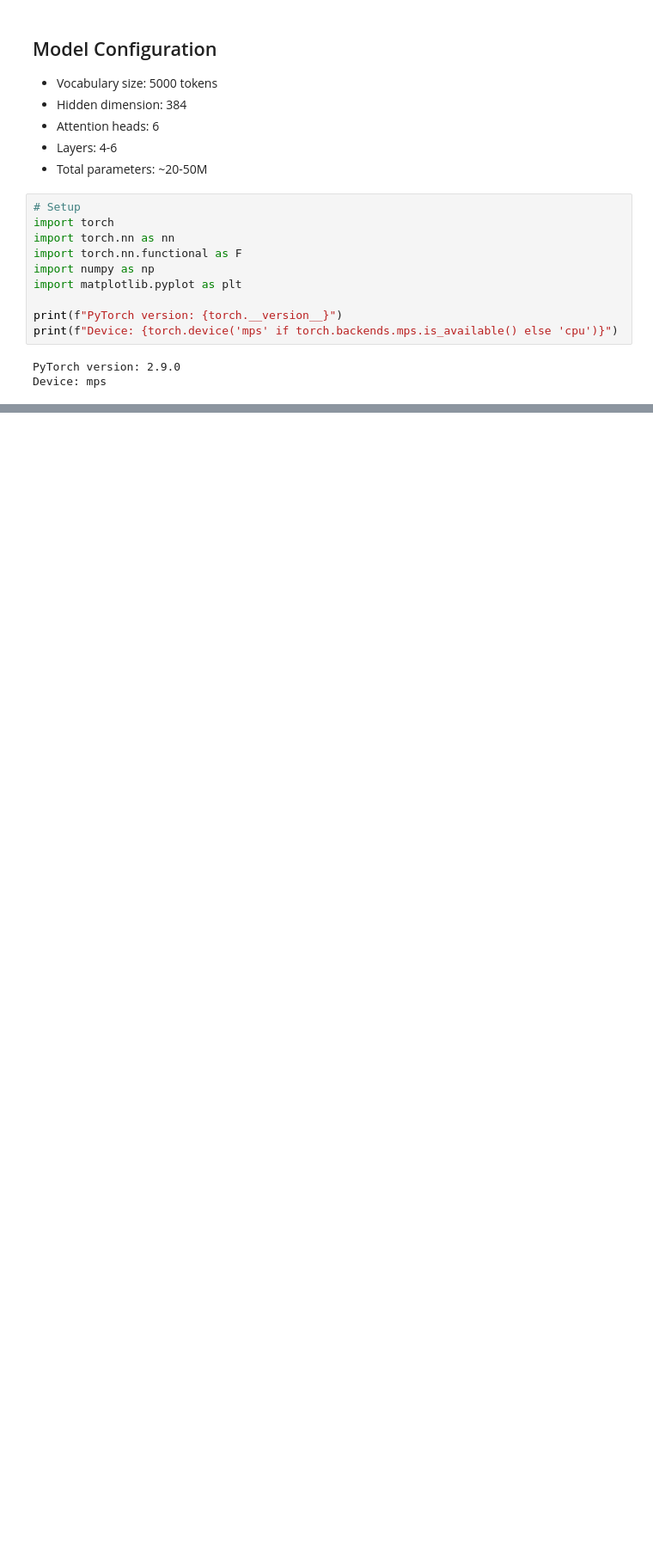
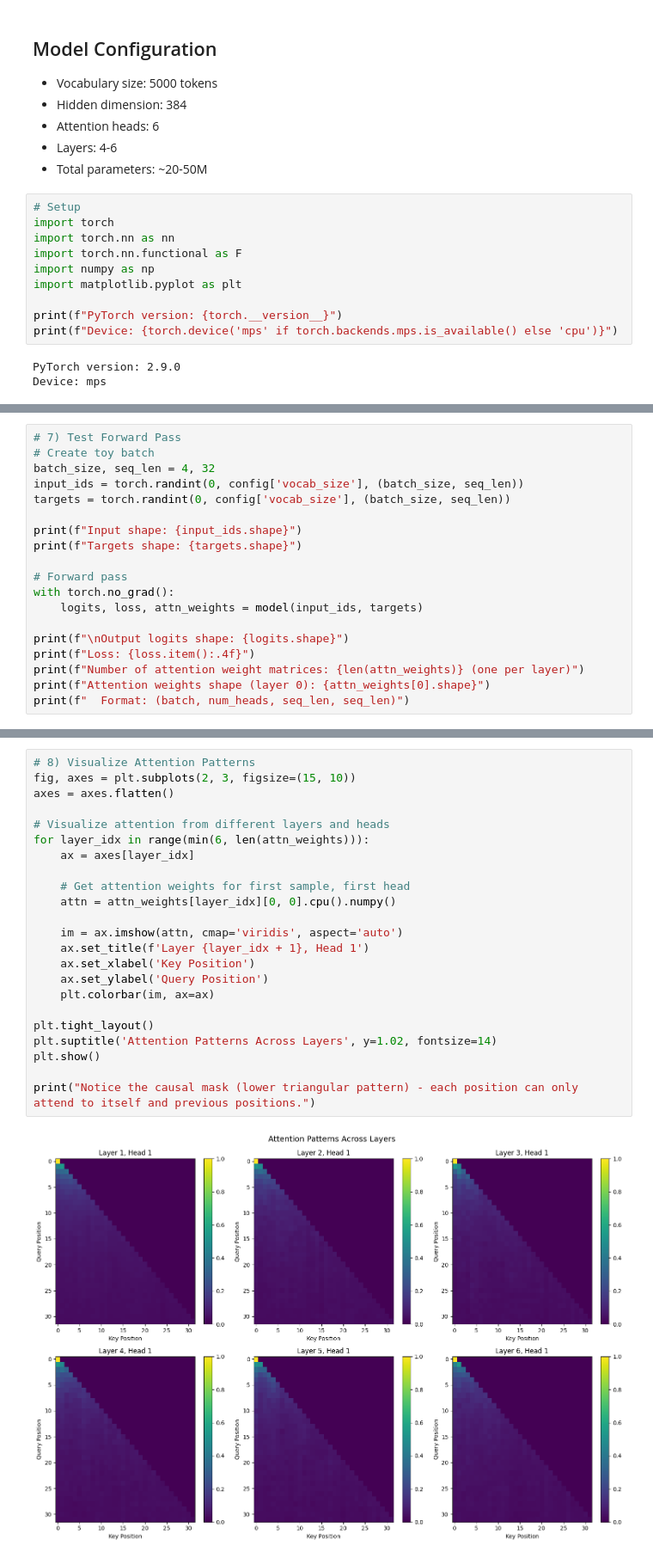
Before and after one commit to theRealMarkCastillo/learning-ml-to-llm, a Jupyter notebook: projects/phase2_transformers/project12_transformer_architecture/transformer_from_scratch.ipynb, the cells around one changed output, grey strips where cells are left out. Shown at 86% size. Drawn from its saved outputs; the diff is of its cells as text; blank space fills up the shorter version.

```diff
--- a/projects/phase2_transformers/project12_transformer_architecture/transformer_from_scratch.ipynb
+++ b/projects/phase2_transformers/project12_transformer_architecture/transformer_from_scratch.ipynb
@@ -60,0 +341,19 @@ Device: mps
+# %%
+# 7) Test Forward Pass
+# Create toy batch
+batch_size, seq_len = 4, 32
+input_ids = torch.randint(0, config['vocab_size'], (batch_size, seq_len))
+targets = torch.randint(0, config['vocab_size'], (batch_size, seq_len))
+
+print(f"Input shape: {input_ids.shape}")
+print(f"Targets shape: {targets.shape}")
+
+# Forward pass
+with torch.no_grad():
+    logits, loss, attn_weights = model(input_ids, targets)
+
+print(f"\nOutput logits shape: {logits.shape}")
+print(f"Loss: {loss.item():.4f}")
+print(f"Number of attention weight matrices: {len(attn_weights)} (one per layer)")
+print(f"Attention weights shape (layer 0): {attn_weights[0].shape}")
+print(f"  Format: (batch, num_heads, seq_len, seq_len)")
@@ -60,0 +369,25 @@ Device: mps
+# %%
+# 8) Visualize Attention Patterns
+fig, axes = plt.subplots(2, 3, figsize=(15, 10))
+axes = axes.flatten()
+
+# Visualize attention from different layers and heads
+for layer_idx in range(min(6, len(attn_weights))):
+    ax = axes[layer_idx]
+
+    # Get attention weights for first sample, first head
+    attn = attn_weights[layer_idx][0, 0].cpu().numpy()
+
+    im = ax.imshow(attn, cmap='viridis', aspect='auto')
+    ax.set_title(f'Layer {layer_idx + 1}, Head 1')
+    ax.set_xlabel('Key Position')
+    ax.set_ylabel('Query Position')
+    plt.colorbar(im, ax=ax)
+
+plt.tight_layout()
+plt.suptitle('Attention Patterns Across Layers', y=1.02, fontsize=14)
+plt.show()
+
+print("Notice the causal mask (lower triangular pattern) - each position can only attend to itself and previous positions.")
+# %% [output]
+[figure, added]
```
Also changed, not shown: parts of 13 cells of this notebook, 1 other file.
